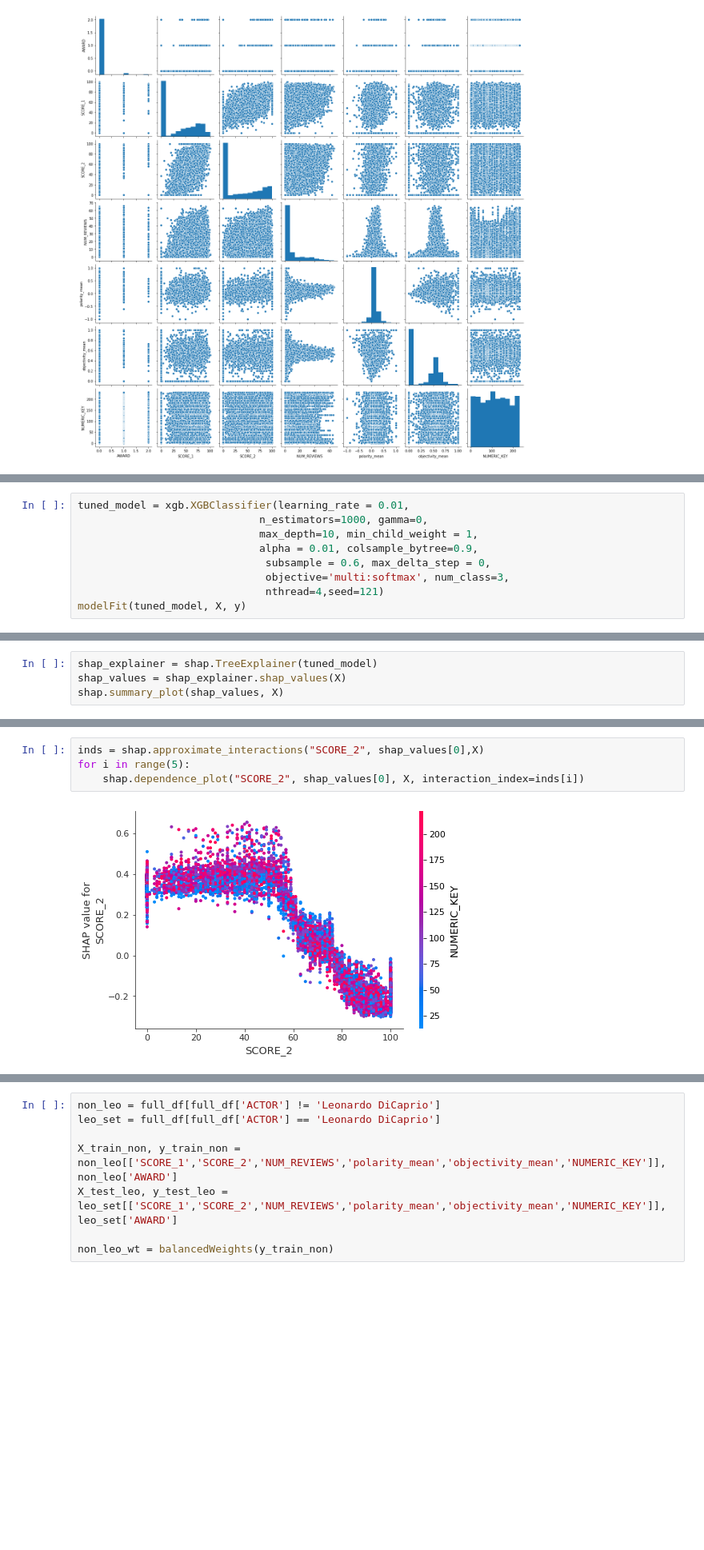
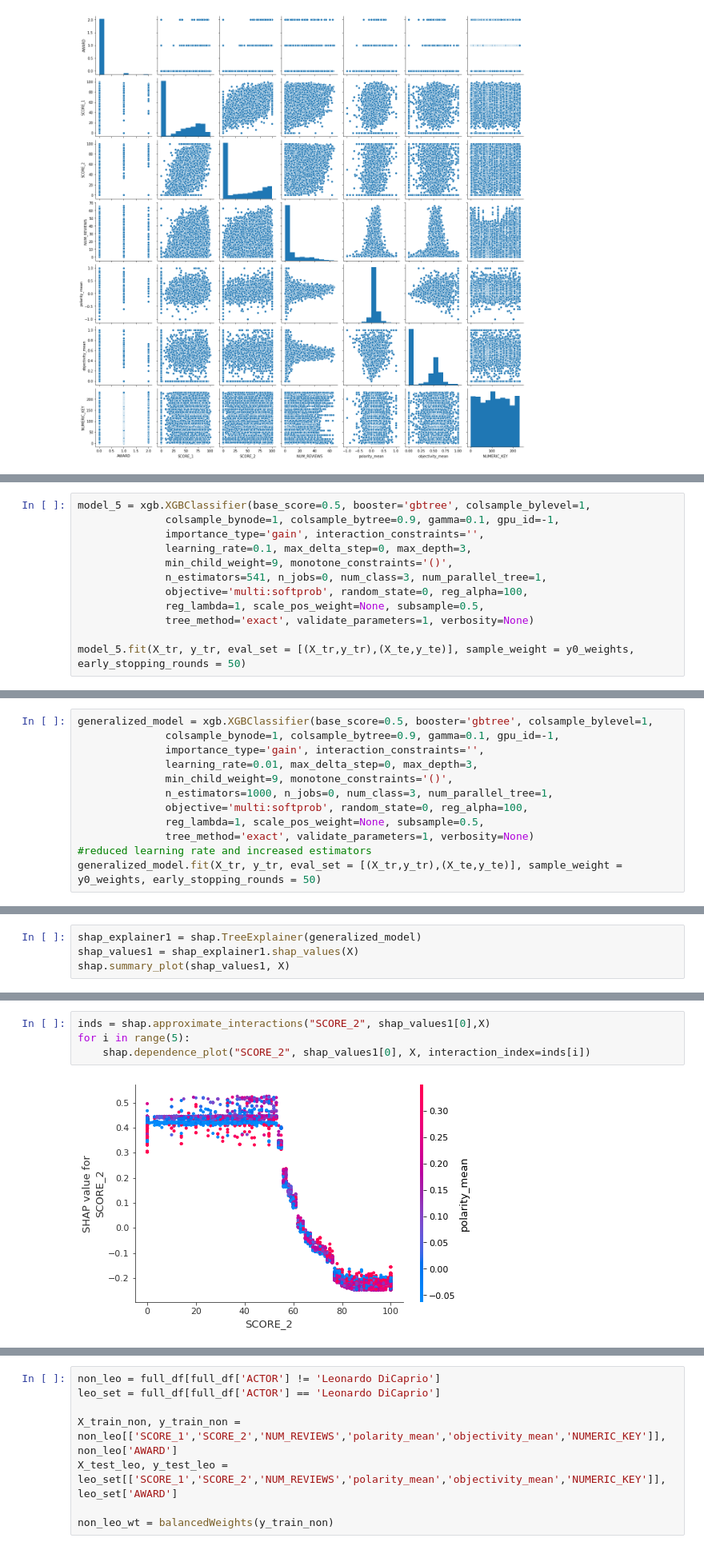
Before and after one commit to thimmis/oscar_winning, a Jupyter notebook: Leo_predictions.ipynb, the cells around one changed output, grey strips where cells are left out. Shown at 80% size. Cells and saved outputs as stored; diff of their text form; blank space fills up the shorter version.

```diff
--- a/Leo_predictions.ipynb
+++ b/Leo_predictions.ipynb
@@ -537,9 +596,0 @@ XGBClassifier(alpha=0.01, base_score=0.5, booster='gbtree', colsample_bylevel=1,
-# %%
-tuned_model = xgb.XGBClassifier(learning_rate = 0.01,
-                             n_estimators=1000, gamma=0,
-                             max_depth=10, min_child_weight = 1,
-                             alpha = 0.01, colsample_bytree=0.9,
-                              subsample = 0.6, max_delta_step = 0,
-                              objective='multi:softmax', num_class=3,
-                              nthread=4,seed=121)
-modelFit(tuned_model, X, y)
@@ -573,0 +597,12 @@ plt.show()
+# %%
+model_5 = xgb.XGBClassifier(base_score=0.5, booster='gbtree', colsample_bylevel=1,
+              colsample_bynode=1, colsample_bytree=0.9, gamma=0.1, gpu_id=-1,
+              importance_type='gain', interaction_constraints='',
+              learning_rate=0.1, max_delta_step=0, max_depth=3,
+              min_child_weight=9, monotone_constraints='()',
+              n_estimators=541, n_jobs=0, num_class=3, num_parallel_tree=1,
+              objective='multi:softprob', random_state=0, reg_alpha=100,
+              reg_lambda=1, scale_pos_weight=None, subsample=0.5,
+              tree_method='exact', validate_parameters=1, verbosity=None)
+
+model_5.fit(X_tr, y_tr, eval_set = [(X_tr,y_tr),(X_te,y_te)], sample_weight = y0_weights, early_stopping_rounds = 50)
@@ -573,0 +655,12 @@ plt.show()
+# %%
+generalized_model = xgb.XGBClassifier(base_score=0.5, booster='gbtree', colsample_bylevel=1,
+              colsample_bynode=1, colsample_bytree=0.9, gamma=0.1, gpu_id=-1,
+              importance_type='gain', interaction_constraints='',
+              learning_rate=0.01, max_delta_step=0, max_depth=3,
+              min_child_weight=9, monotone_constraints='()',
+              n_estimators=1000, n_jobs=0, num_class=3, num_parallel_tree=1,
+              objective='multi:softprob', random_state=0, reg_alpha=100,
+              reg_lambda=1, scale_pos_weight=None, subsample=0.5,
+              tree_method='exact', validate_parameters=1, verbosity=None)
+#reduced learning rate and increased estimators
+generalized_model.fit(X_tr, y_tr, eval_set = [(X_tr,y_tr),(X_te,y_te)], sample_weight = y0_weights, early_stopping_rounds = 50)
@@ -574,5 +715,5 @@ plt.show()
 # %%
-shap_explainer = shap.TreeExplainer(tuned_model)
-shap_values = shap_explainer.shap_values(X)
-shap.summary_plot(shap_values, X)
+shap_explainer1 = shap.TreeExplainer(generalized_model)
+shap_values1 = shap_explainer1.shap_values(X)
+shap.summary_plot(shap_values1, X)
 # %% [output]
@@ -580,6 +721,6 @@ shap.summary_plot(shap_values, X)
 # %%
-inds = shap.approximate_interactions("SCORE_2", shap_values[0],X)
+inds = shap.approximate_interactions("SCORE_2", shap_values1[0],X)
 for i in range(5):
-    shap.dependence_plot("SCORE_2", shap_values[0], X, interaction_index=inds[i])
+    shap.dependence_plot("SCORE_2", shap_values1[0], X, interaction_index=inds[i])
 # %% [output]
-[figure, old version]
+[figure, new version]
```
Also changed, not shown: parts of 66 cells of this notebook.
